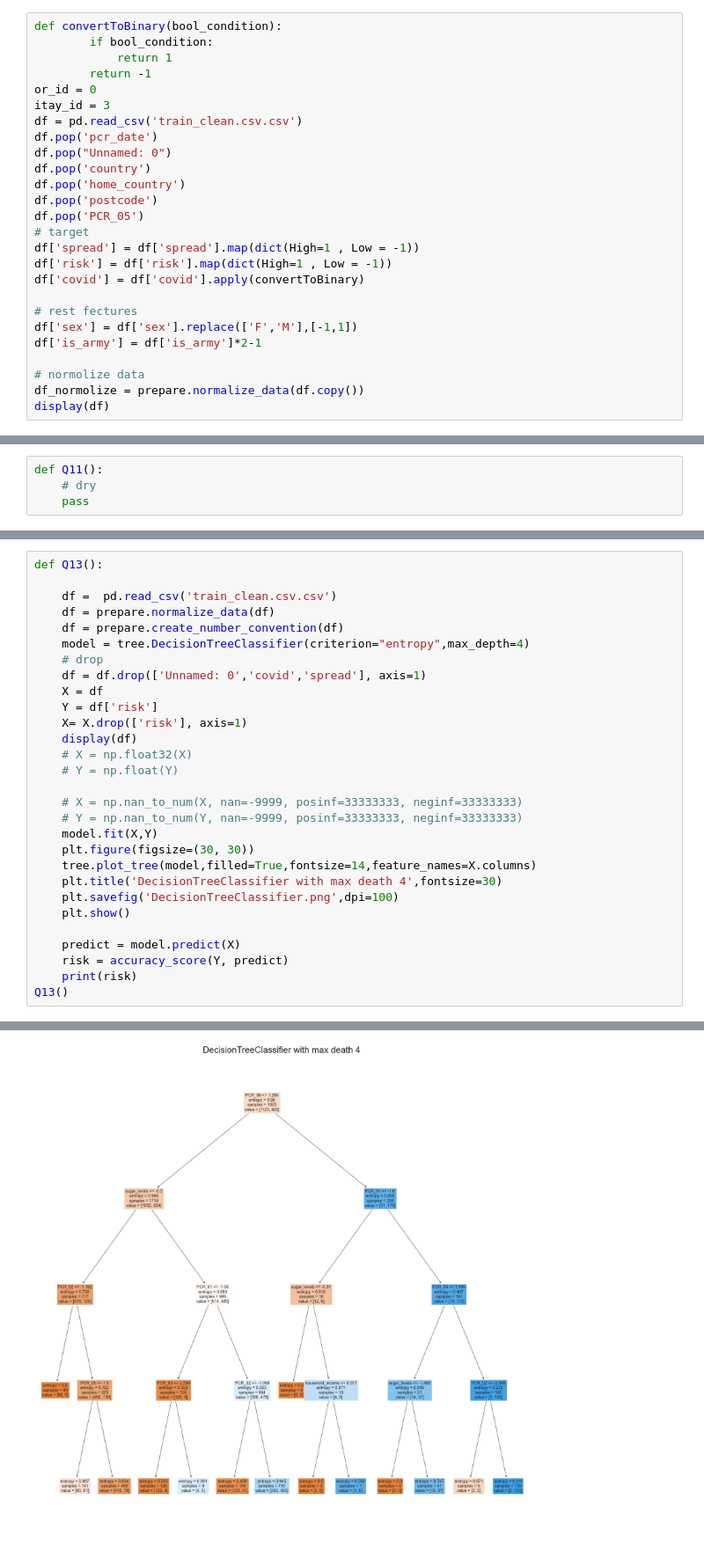
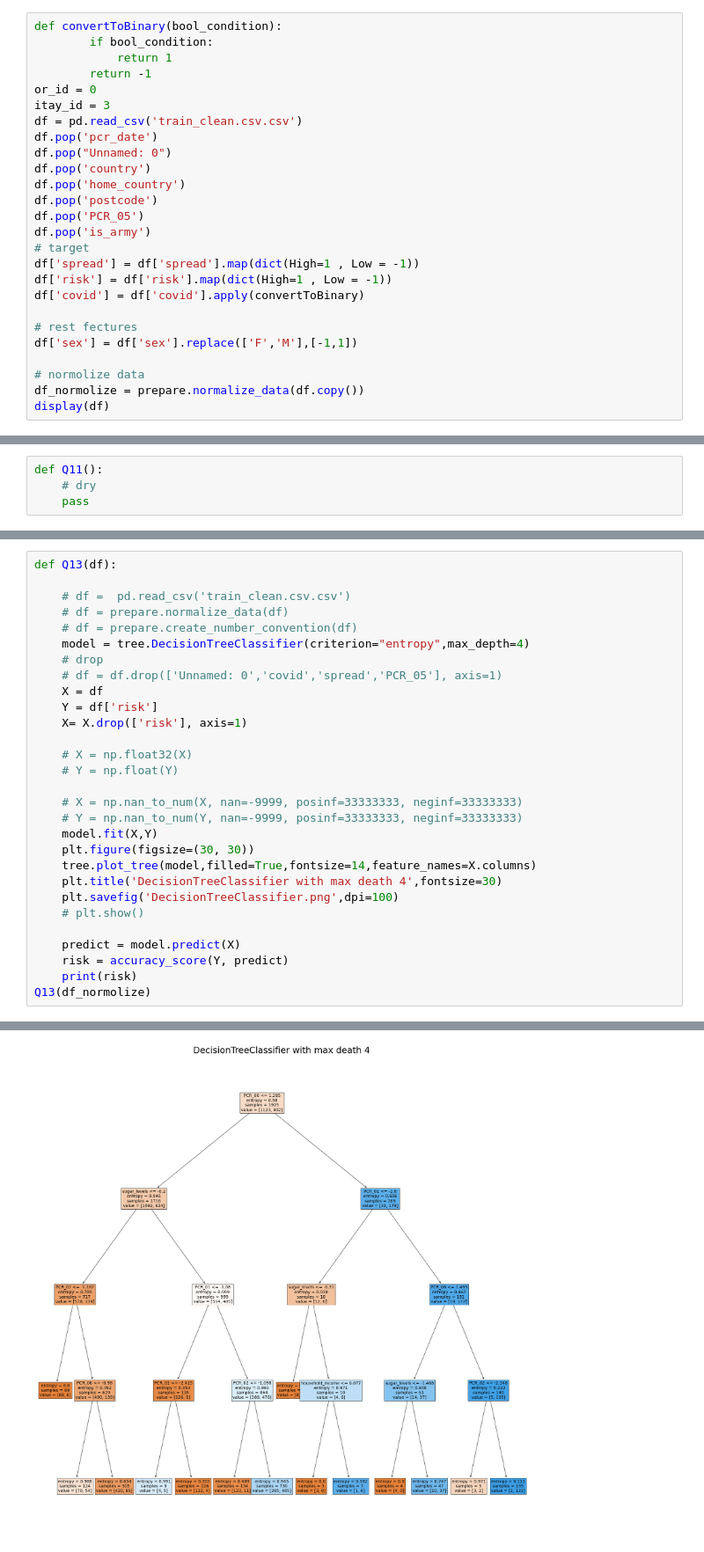
Before and after one commit to orrLani/ML2, a Jupyter notebook: plots.ipynb, the cells around one changed output, grey strips where cells are left out. Shown: that part at 88% size. Drawn from its saved outputs; the diff is of its cells as text.

```diff
--- a/plots.ipynb
+++ b/plots.ipynb
@@ -34,6 +34,7 @@ df.pop('country')
 df.pop('home_country')
 df.pop('postcode')
 df.pop('PCR_05')
+df.pop('is_army')
 # target
 df['spread'] = df['spread'].map(dict(High=1 , Low = -1))
 df['risk'] = df['risk'].map(dict(High=1 , Low = -1))
@@ -41,7 +42,6 @@ df['covid'] = df['covid'].apply(convertToBinary)
 
 # rest fectures
 df['sex'] = df['sex'].replace(['F','M'],[-1,1])
-df['is_army'] = df['is_army']*2-1
 
 # normolize data
 df_normolize = prepare.normalize_data(df.copy())
@@ -269,16 +261,16 @@ Name: risk, dtype: float64
 # %%
-def Q13():
+def Q13(df):
 
-    df =  pd.read_csv('train_clean.csv.csv')
-    df = prepare.normalize_data(df)
-    df = prepare.create_number_convention(df)
+    # df =  pd.read_csv('train_clean.csv.csv')
+    # df = prepare.normalize_data(df)
+    # df = prepare.create_number_convention(df)
     model = tree.DecisionTreeClassifier(criterion="entropy",max_depth=4)
     # drop
-    df = df.drop(['Unnamed: 0','covid','spread'], axis=1)
+    # df = df.drop(['Unnamed: 0','covid','spread','PCR_05'], axis=1)
     X = df
     Y = df['risk']
     X= X.drop(['risk'], axis=1)
-    display(df)
+
     # X = np.float32(X)
     # Y = np.float(Y)
 
@@ -289,10 +281,10 @@ def Q13():
     tree.plot_tree(model,filled=True,fontsize=14,feature_names=X.columns)
     plt.title('DecisionTreeClassifier with max death 4',fontsize=30)
     plt.savefig('DecisionTreeClassifier.png',dpi=100)
-    plt.show()
+    # plt.show()
 
     predict = model.predict(X)
     risk = accuracy_score(Y, predict)
     print(risk)
-Q13()
+Q13(df_normolize)
 # %% [output]
@@ -312 +292 @@ Q13()
-[figure, old version]
+[figure, new version]
```
Also changed, not shown: parts of 9 cells of this notebook, 3 other files.
